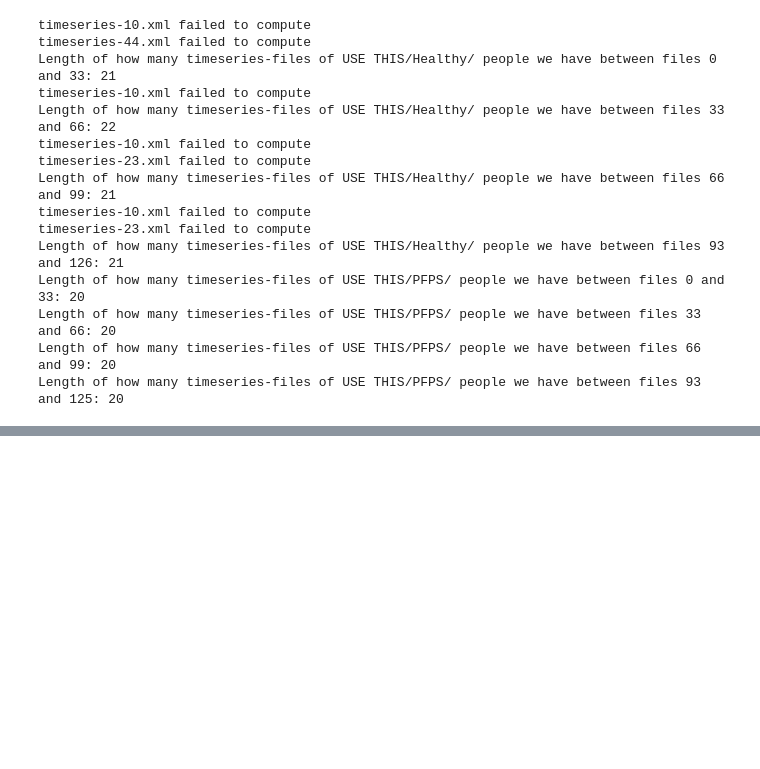
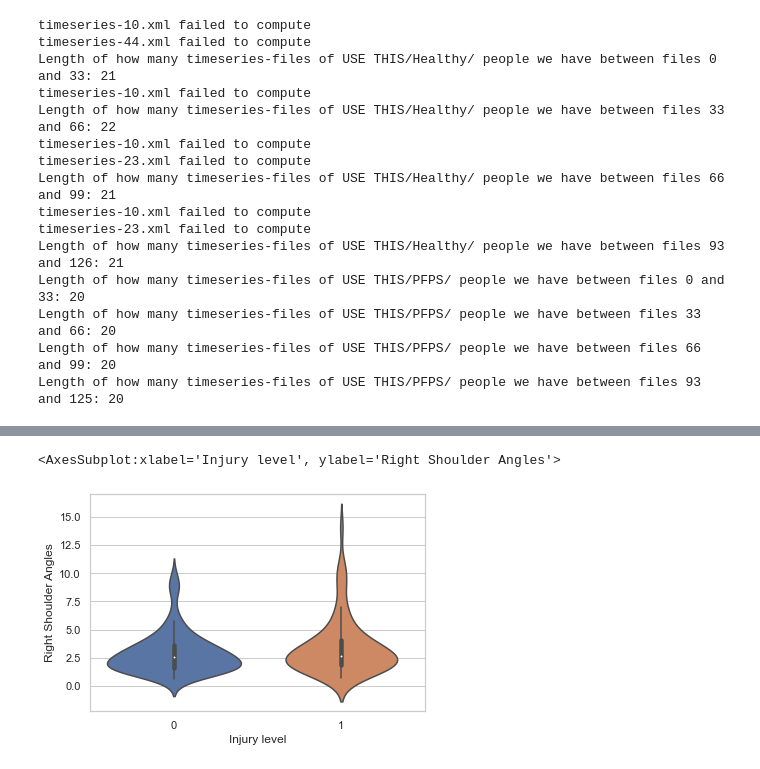
Before and after one commit to streckgumman/BikeFit, a Jupyter notebook: violin-plots.ipynb, the cells around one changed output, grey strips where cells are left out. Drawn from its saved outputs; the diff is of its cells as text; code cells hidden in the pictures; blank space fills up the shorter version.

```diff
--- a/violin-plots.ipynb
+++ b/violin-plots.ipynb
@@ -194,0 +170,5 @@ Injury level
+# %%
+sns.violinplot(x='Injury level', y='Right Shoulder Angles', data=df_all)
+# %% [output]
+<AxesSubplot:xlabel='Injury level', ylabel='Right Shoulder Angles'>
+[figure, added]
```
Also changed, not shown: parts of 16 cells of this notebook.
